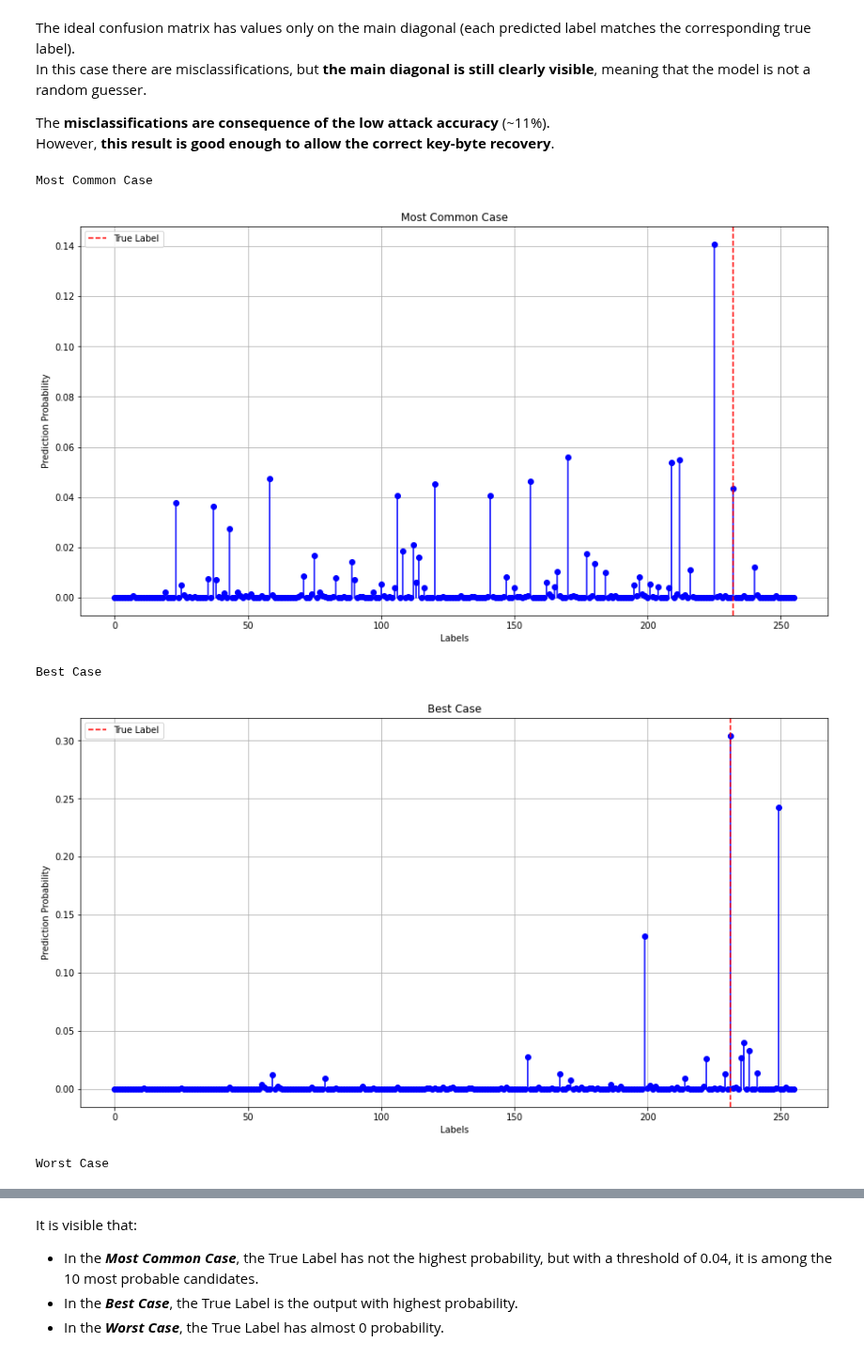
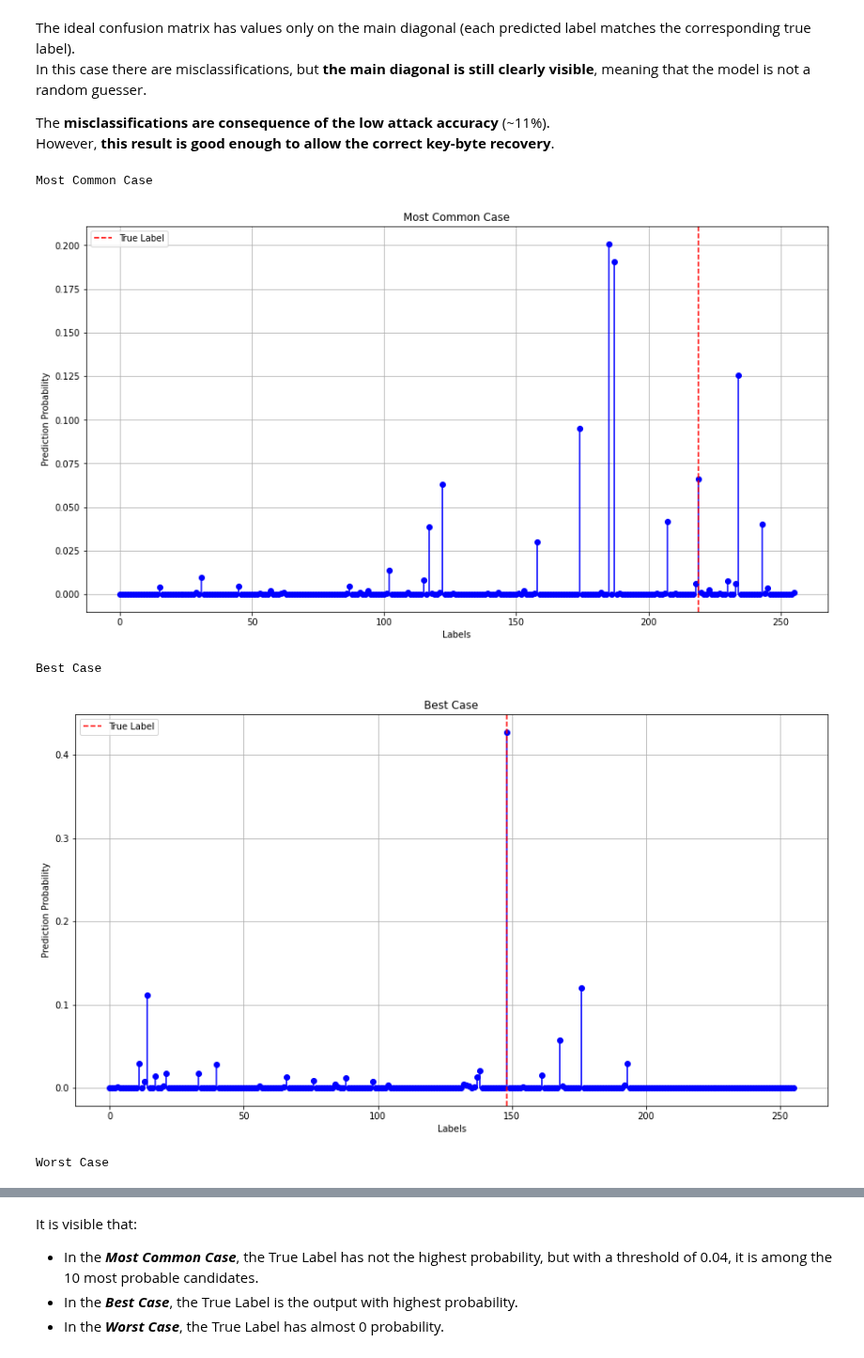
Before and after one commit to luca-castellazzi/EfficientTraining_DLSCA, a Jupyter notebook: notebooks/single_attack_byte5.ipynb, the cells around one changed output, grey strips where cells are left out. Shown at 94% size. Drawn from its saved outputs; the diff is of its cells as text; code cells hidden in the pictures.

```diff
--- a/notebooks/single_attack_byte5.ipynb
+++ b/notebooks/single_attack_byte5.ipynb
@@ -340,36 +348,38 @@ In this case there are misclassifications, but **the main diagonal is still clea
 The **misclassifications are consequence of the low attack accuracy** (~11%).\
 However, **this result is good enough to allow the correct key-byte recovery**.
 # %%
-MC = (14, 'Most Common Case')
-B = (7, 'Best Case')
-W = (2, 'Worst Case')
+MC = (2, 'Most Common Case')
+B = (0, 'Best Case')
+W = (15, 'Worst Case')
 
 CASES = [MC, B, W]
 OUTPUT_FILES = [PROBS_MC_FILE, PROBS_B_FILE, PROBS_W_FILE]
 OUTPUT_PLOTS = [PROBS_MC_PLOT, PROBS_B_PLOT, PROBS_W_PLOT]
 
 for i, c in enumerate(CASES):
 
     tr, title = c
 
     print(title)
 
-    probs = preds[tr]
-    true_label = y_attack[tr].tolist().index(1)
-
-    probs_data = np.append(probs, true_label)
-    probs_data = np.expand_dims(probs_data, axis=0)
+    csv_probs_data = np.vstack(
+        (
+            np.arange(256),
+            preds[tr],
+            y_attack[tr]
+        )
+    ).T
     helpers.save_csv(
-        data=probs_data,
-        columns=[f'Target_{j}' if j != 256 else 'TrueLabel'
-                 for j in range(probs_data.shape[1])],
+        data=csv_probs_data,
+        columns=['Label', 'Predicted_Prob', 'Actual_Prob'],
         output_path=OUTPUT_FILES[i]
     )
 
-    plot_probs(probs, true_label, title, OUTPUT_PLOTS[i])
+    true_label = y_attack[tr].tolist().index(1)
+    plot_probs(preds[tr], true_label, title, OUTPUT_PLOTS[i])
 # %% [output]
 Most Common Case
-[figure, old version]
+[figure, new version]
 Best Case
-[figure, old version]
+[figure, new version]
 Worst Case
```
Also changed, not shown: parts of 6 cells of this notebook, 4 other files.
